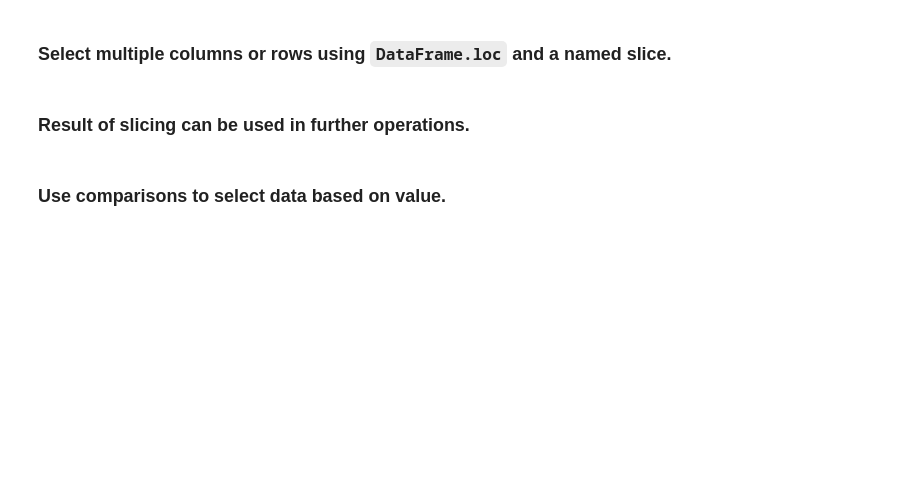
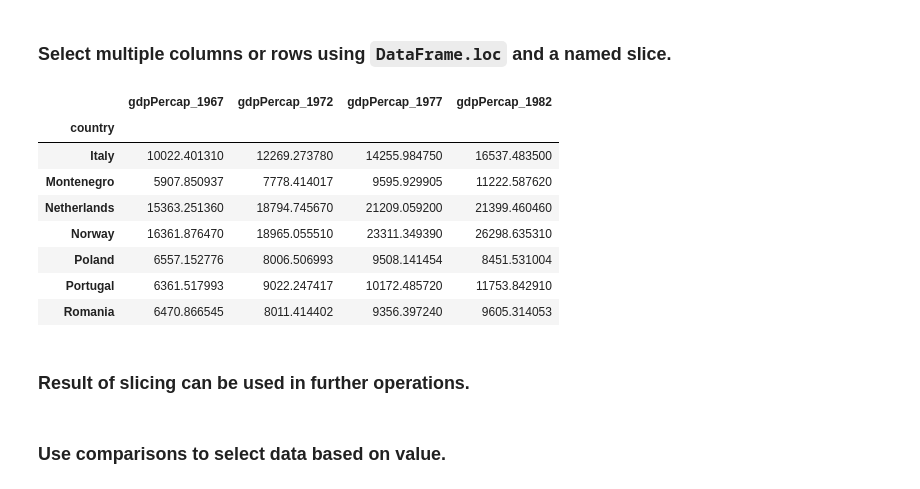
Before and after one commit to mdeakyne/SWC-2020, a Jupyter notebook: 6-PandasDataframes.ipynb, the cells around one changed output. Cells and saved outputs as stored; diff of their text form; code cells hidden in the pictures; blank space fills up the shorter version.

```diff
--- a/6-PandasDataframes.ipynb
+++ b/6-PandasDataframes.ipynb
@@ -31,4 +88,16 @@ To access a value at the position `[i,j]` of a DataFrame, we have two options, d
 # %% [markdown]
 ### Select multiple columns or rows using `DataFrame.loc` and a named slice.
+# %%
+data.loc['Italy':'Romania', "gdpPercap_1967":'gdpPercap_1982']
+# %% [output]
+|  | gdpPercap_1967 | gdpPercap_1972 | gdpPercap_1977 | gdpPercap_1982 |
+| country |  |  |  |  |
+| Italy | 10022.401310 | 12269.273780 | 14255.984750 | 16537.483500 |
+| Montenegro | 5907.850937 | 7778.414017 | 9595.929905 | 11222.587620 |
+| Netherlands | 15363.251360 | 18794.745670 | 21209.059200 | 21399.460460 |
+| Norway | 16361.876470 | 18965.055510 | 23311.349390 | 26298.635310 |
+| Poland | 6557.152776 | 8006.506993 | 9508.141454 | 8451.531004 |
+| Portugal | 6361.517993 | 9022.247417 | 10172.485720 | 11753.842910 |
+| Romania | 6470.866545 | 8011.414402 | 9356.397240 | 9605.314053 |
 # %% [markdown]
 ### Result of slicing can be used in further operations.
```
Also changed, not shown: parts of 9 cells of this notebook, 9 other files.
